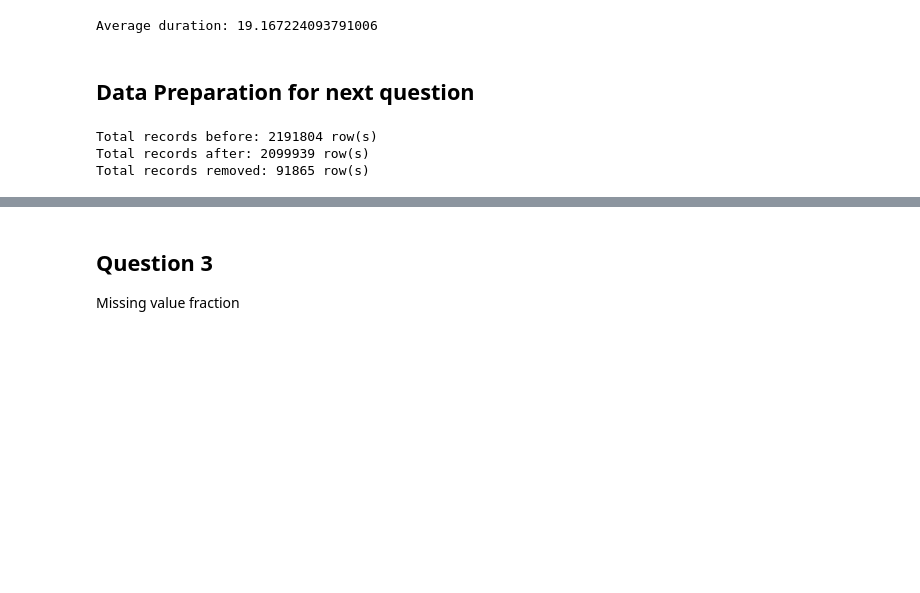
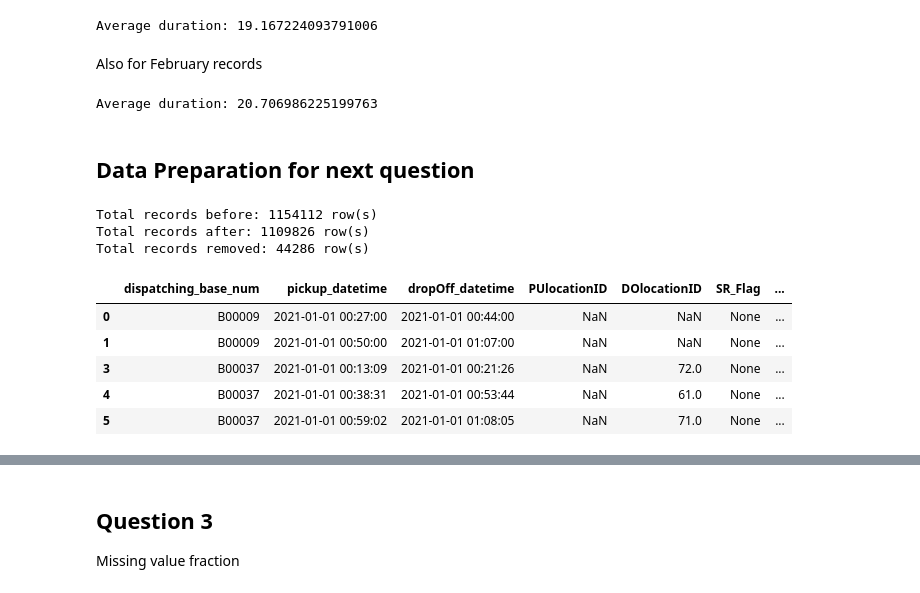
Before and after one commit to desenfirman/mlops-zoomcamp, a Jupyter notebook: _homework/01-intro/duration-prediction-fhv.ipynb, the cells around one changed output, grey strips where cells are left out. Drawn from its saved outputs; the diff is of its cells as text; code cells hidden in the pictures; blank space fills up the shorter version.

```diff
--- a/_homework/01-intro/duration-prediction-fhv.ipynb
+++ b/_homework/01-intro/duration-prediction-fhv.ipynb
@@ -127,21 +127,35 @@ df_2021_01.duration = df_2021_01.duration.apply(lambda td: td.total_seconds() /
 print(f"Average duration: {df_2021_01['duration'].mean()}")
 # %% [output]
 Average duration: 19.167224093791006
+# %% [markdown]
+Also for February records
+# %%
+df_2021_02['duration'] = df_2021_02['dropOff_datetime'] - df_2021_02['pickup_datetime']
+df_2021_02.duration = df_2021_02.duration.apply(lambda td: td.total_seconds() / 60)
+
+print(f"Average duration: {df_2021_02['duration'].mean()}")
+# %% [output]
+Average duration: 20.706986225199763
 # %% [markdown]
 ## Data Preparation for next question
 # %%
-df_2021_02['duration'] = df_2021_02['dropOff_datetime'] - df_2021_02['pickup_datetime']
-df_2021_02.duration = df_2021_02.duration.apply(lambda td: td.total_seconds() / 60)
-
-df_all = pd.concat([df_2021_01, df_2021_02])
 
 # Only keep records with duration between 1 and 60 minutes (inclusive)
-df_all_1_60 = df_all[(df_all['duration'] >= 1) & (df_all['duration'] <= 60)]
+df_main = df_2021_01
 
-print(f"Total records before: {df_all.shape[0]} row(s)")
-print(f"Total records after: {df_all_1_60.shape[0]} row(s)")
-print(f"Total records removed: {df_all.shape[0] - df_all_1_60.shape[0]} row(s)")
+df_main_no_outlier = pd.DataFrame(df_main[(df_main['duration'] >= 1) & (df_main['duration'] <= 60)])
+
+print(f"Total records before: {df_main.shape[0]} row(s)")
+print(f"Total records after: {df_main_no_outlier.shape[0]} row(s)")
+print(f"Total records removed: {df_main.shape[0] - df_main_no_outlier.shape[0]} row(s)")
+df_main_no_outlier.head()
 # %% [output]
-Total records before: 2191804 row(s)
-Total records after: 2099939 row(s)
-Total records removed: 91865 row(s)
+Total records before: 1154112 row(s)
+Total records after: 1109826 row(s)
+Total records removed: 44286 row(s)
+|  | dispatching_base_num | pickup_datetime | dropOff_datetime | PUlocationID | DOlocationID | SR_Flag | ... |
+| 0 | B00009 | 2021-01-01 00:27:00 | 2021-01-01 00:44:00 | NaN | NaN | None | ... |
+| 1 | B00009 | 2021-01-01 00:50:00 | 2021-01-01 01:07:00 | NaN | NaN | None | ... |
+| 3 | B00037 | 2021-01-01 00:13:09 | 2021-01-01 00:21:26 | NaN | 72.0 | None | ... |
+| 4 | B00037 | 2021-01-01 00:38:31 | 2021-01-01 00:53:44 | NaN | 61.0 | None | ... |
+| 5 | B00037 | 2021-01-01 00:59:02 | 2021-01-01 01:08:05 | NaN | 71.0 | None | ... |
```
Also changed, not shown: parts of 23 cells of this notebook.
